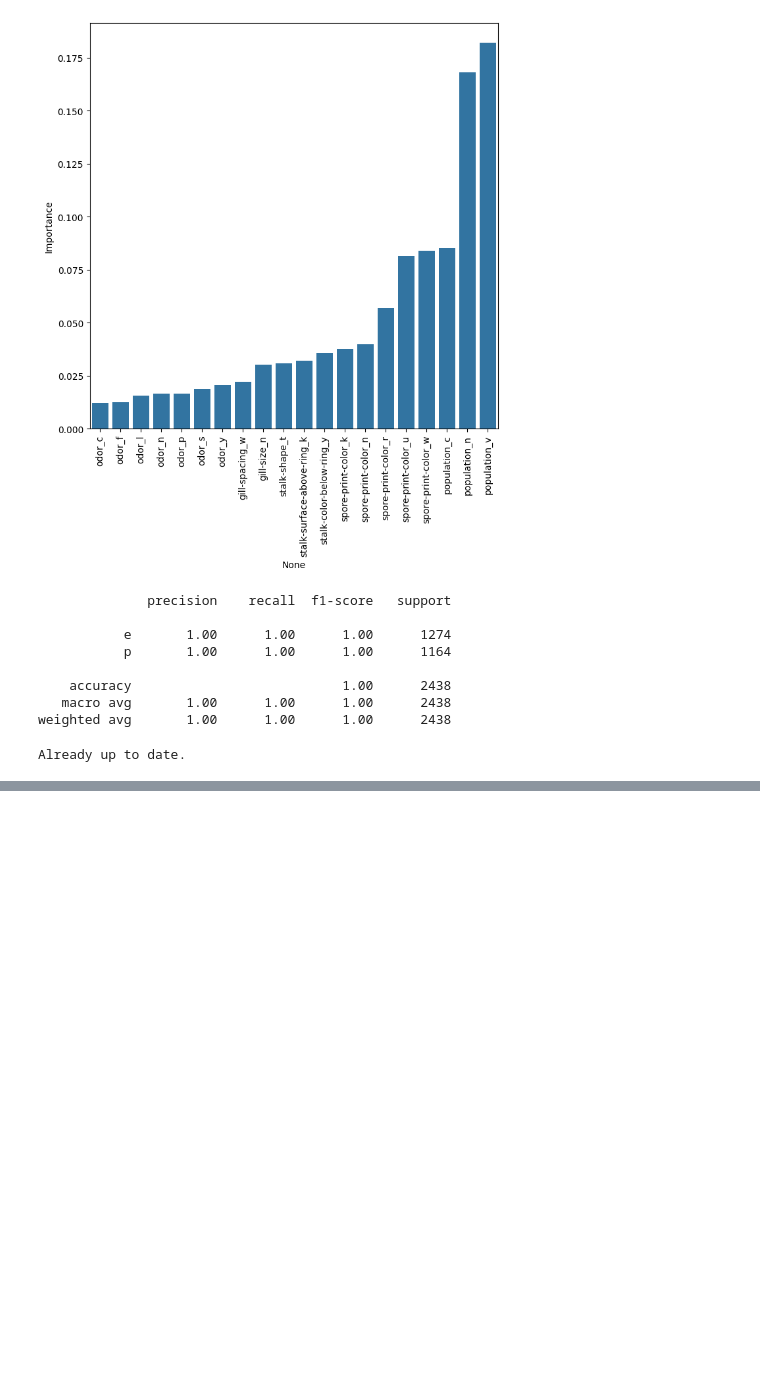
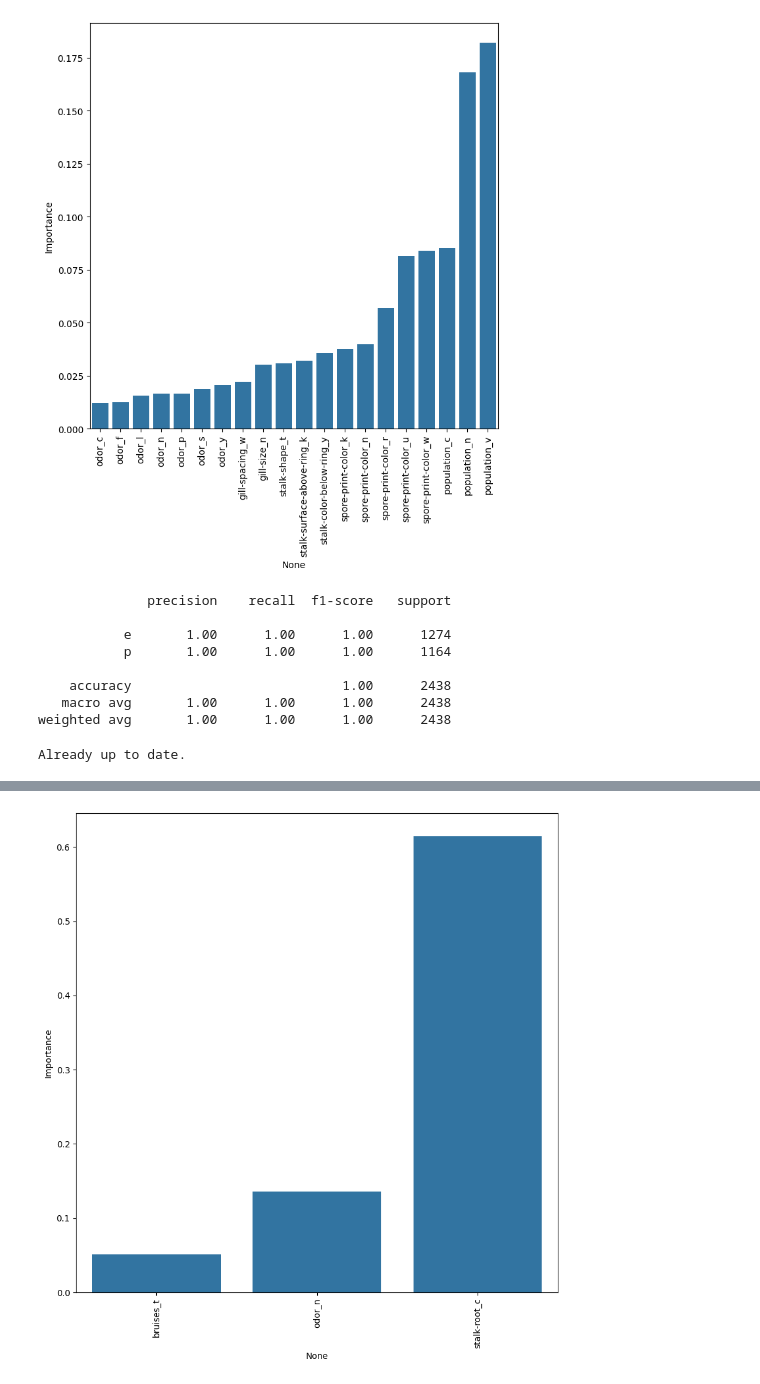
Before and after one commit to AbhinavKharde/ML-Learning-Journey, a Jupyter notebook: ML Algorithms/Boosting Methods.ipynb, the cells around one changed output, grey strips where cells are left out. Saved outputs shown, nothing was run; the diff lists cells and outputs as text; code cells hidden in the pictures; blank space fills up the shorter version.

```diff
--- a/ML Algorithms/Boosting Methods.ipynb
+++ b/ML Algorithms/Boosting Methods.ipynb
@@ -270,0 +328,2 @@ def save_to_github(commit_message):
+# %%
+grid_model.fit(X_train, y_train)
@@ -270,0 +379,12 @@ def save_to_github(commit_message):
+# %%
+feat_import = grid_model.best_estimator_.feature_importances_
+# %%
+imp_features = pd.DataFrame(index=X.columns, data=feat_import, columns=['Importance'])
+# %%
+imp_features = imp_features[imp_features['Importance']>0.0005]
+# %%
+plt.figure(figsize=(10,10), dpi=100)
+sns.barplot(data=imp_features.sort_values('Importance'), x=imp_features.index, y='Importance')
+plt.xticks(rotation=90);
+# %% [output]
+[figure, added]
```
Also changed, not shown: parts of 21 cells of this notebook.
